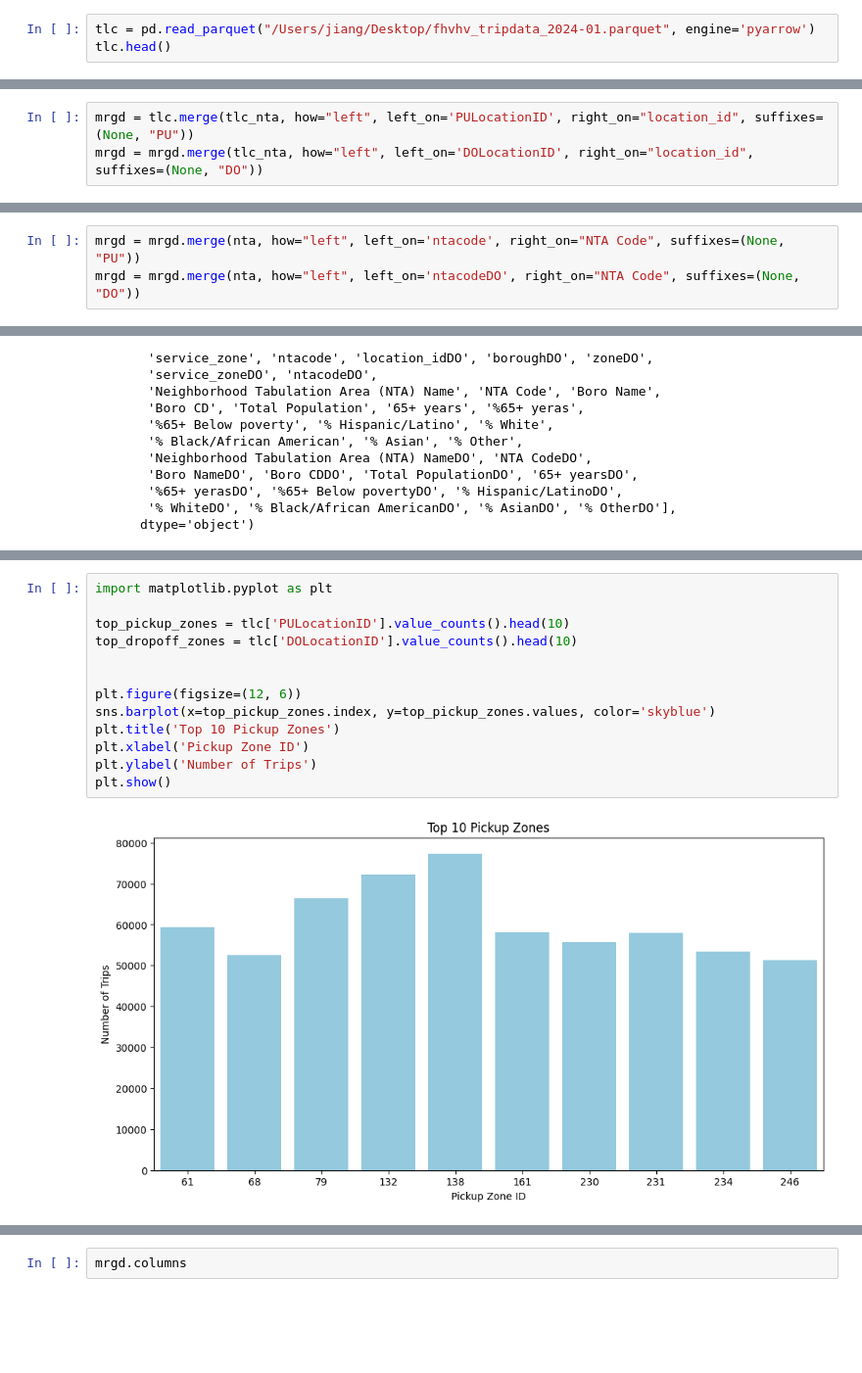
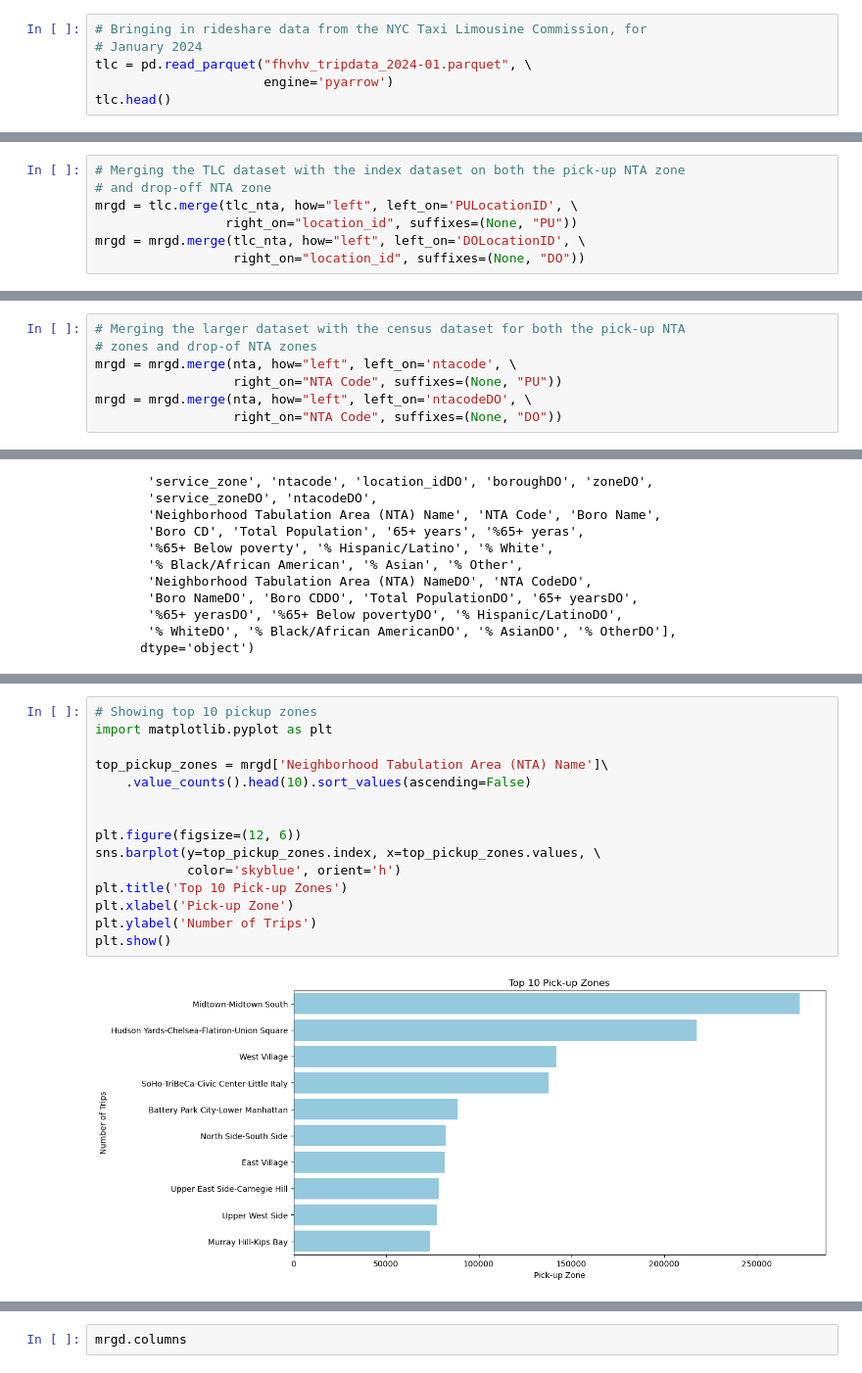
Before and after one commit to gracejiang0929/Bias-Detection-and-Mitigation-in-Ride-Hailing, a Jupyter notebook: tlc_tester.ipynb, the cells around one changed output, grey strips where cells are left out. Shown: that part at 98% size. Saved outputs shown, nothing was run; the diff lists cells and outputs as text; blank space fills up the shorter version.

```diff
--- a/tlc_tester.ipynb
+++ b/tlc_tester.ipynb
@@ -2,7 +2,10 @@
 import pandas as pd
 import seaborn as sns
 # %%
-tlc = pd.read_parquet("/Users/jiang/Desktop/fhvhv_tripdata_2024-01.parquet", engine='pyarrow')
+# Bringing in rideshare data from the NYC Taxi Limousine Commission, for
+# January 2024
+tlc = pd.read_parquet("fhvhv_tripdata_2024-01.parquet", \
+                      engine='pyarrow')
 tlc.head()
 # %% [output]
 |  | hvfhs_license_num | dispatching_base_num | originating_base_num | request_datetime | on_scene_datetime | ... |
@@ -256,6 +267,10 @@ sns.histplot(nta['% Other'])
 # %%
-mrgd = tlc.merge(tlc_nta, how="left", left_on='PULocationID', right_on="location_id", suffixes=(None, "PU"))
-mrgd = mrgd.merge(tlc_nta, how="left", left_on='DOLocationID', right_on="location_id", suffixes=(None, "DO"))
+# Merging the TLC dataset with the index dataset on both the pick-up NTA zone
+# and drop-off NTA zone
+mrgd = tlc.merge(tlc_nta, how="left", left_on='PULocationID', \
+                 right_on="location_id", suffixes=(None, "PU"))
+mrgd = mrgd.merge(tlc_nta, how="left", left_on='DOLocationID', \
+                  right_on="location_id", suffixes=(None, "DO"))
 # %%
 mrgd.head()
 # %% [output]
@@ -280,8 +295,12 @@ Index(['hvfhs_license_num', 'dispatching_base_num', 'originating_base_num',
        'service_zoneDO', 'ntacodeDO'],
       dtype='object')
 # %%
-mrgd = mrgd.merge(nta, how="left", left_on='ntacode', right_on="NTA Code", suffixes=(None, "PU"))
-mrgd = mrgd.merge(nta, how="left", left_on='ntacodeDO', right_on="NTA Code", suffixes=(None, "DO"))
+# Merging the larger dataset with the census dataset for both the pick-up NTA
+# zones and drop-of NTA zones
+mrgd = mrgd.merge(nta, how="left", left_on='ntacode', \
+                  right_on="NTA Code", suffixes=(None, "PU"))
+mrgd = mrgd.merge(nta, how="left", left_on='ntacodeDO', \
+                  right_on="NTA Code", suffixes=(None, "DO"))
 # %%
 mrgd.head()
 # %% [output]
@@ -342,17 +363,19 @@ mrgd = mrgd.rename(columns={'hvfhs_license_num': 'Ride-Hailing Service Number',\
                             'wav_request_flag': 'Passenger Requested WAV',\
                             'wav_match_flag': 'Passenger Rode in WAV'})
 # %%
+# Showing top 10 pickup zones
 import matplotlib.pyplot as plt
 
-top_pickup_zones = tlc['PULocationID'].value_counts().head(10)
-top_dropoff_zones = tlc['DOLocationID'].value_counts().head(10)
+top_pickup_zones = mrgd['Neighborhood Tabulation Area (NTA) Name']\
+    .value_counts().head(10).sort_values(ascending=False)
 
 
 plt.figure(figsize=(12, 6))
-sns.barplot(x=top_pickup_zones.index, y=top_pickup_zones.values, color='skyblue')
-plt.title('Top 10 Pickup Zones')
-plt.xlabel('Pickup Zone ID')
+sns.barplot(y=top_pickup_zones.index, x=top_pickup_zones.values, \
+            color='skyblue', orient='h')
+plt.title('Top 10 Pick-up Zones')
+plt.xlabel('Pick-up Zone')
 plt.ylabel('Number of Trips')
 plt.show()
 # %% [output]
-[figure, old version]
+[figure, new version]
```
Also changed, not shown: parts of 32 cells of this notebook, 1 other file.
